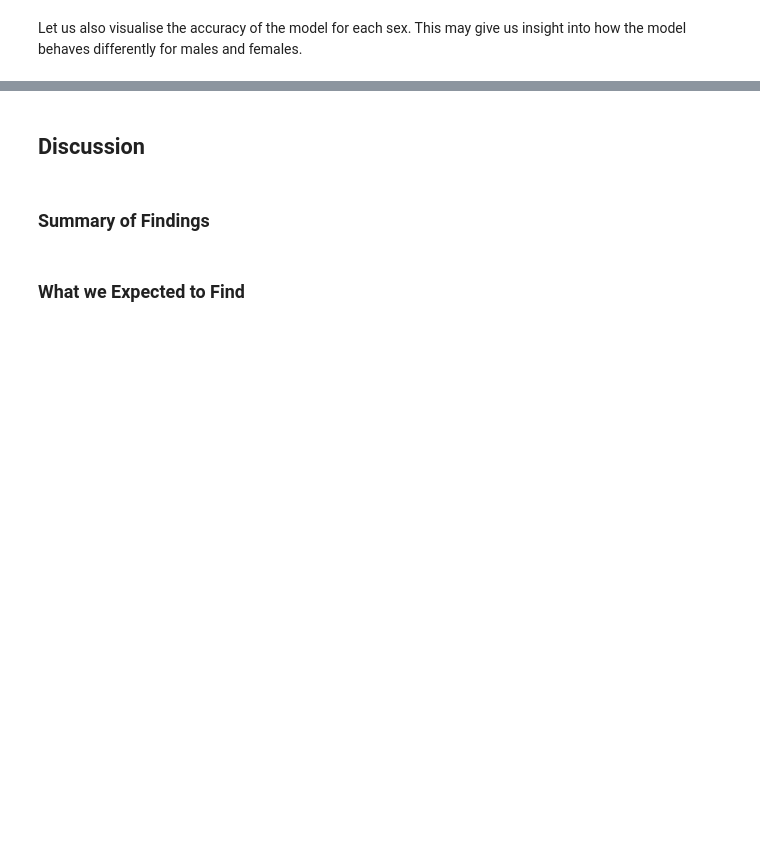
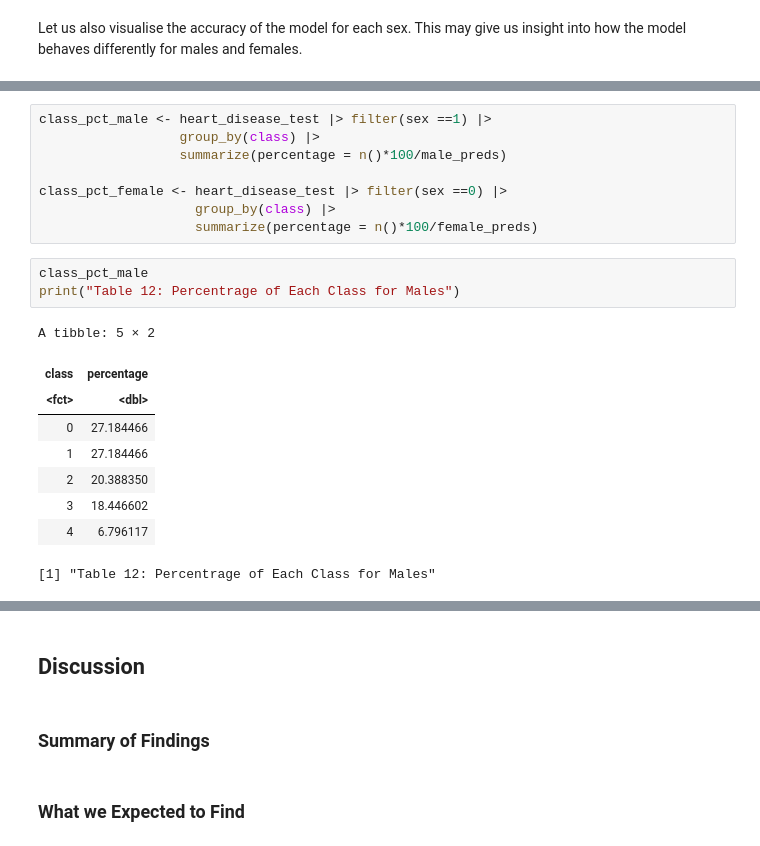
Before and after one commit to sachit-sharma/dsci-100-group-project-group53, a Jupyter notebook: project_report.ipynb, the cells around one changed output, grey strips where cells are left out. Cells and saved outputs as stored; diff of their text form; blank space fills up the shorter version.

```diff
--- a/project_report.ipynb
+++ b/project_report.ipynb
@@ -657,0 +662,21 @@ accuracy_vs_sex
+# %%
+class_pct_male <- heart_disease_test |> filter(sex ==1) |>
+                  group_by(class) |>
+                  summarize(percentage = n()*100/male_preds)
+
+class_pct_female <- heart_disease_test |> filter(sex ==0) |>
+                    group_by(class) |>
+                    summarize(percentage = n()*100/female_preds)
+# %%
+class_pct_male
+print("Table 12: Percentrage of Each Class for Males")
+# %% [output]
+A tibble: 5 × 2
+| class | percentage |
+| <fct> | <dbl> |
+| 0 | 27.184466 |
+| 1 | 27.184466 |
+| 2 | 20.388350 |
+| 3 | 18.446602 |
+| 4 | 6.796117 |
+[1] "Table 12: Percentrage of Each Class for Males"
```
Also changed, not shown: parts of 8 cells of this notebook.
